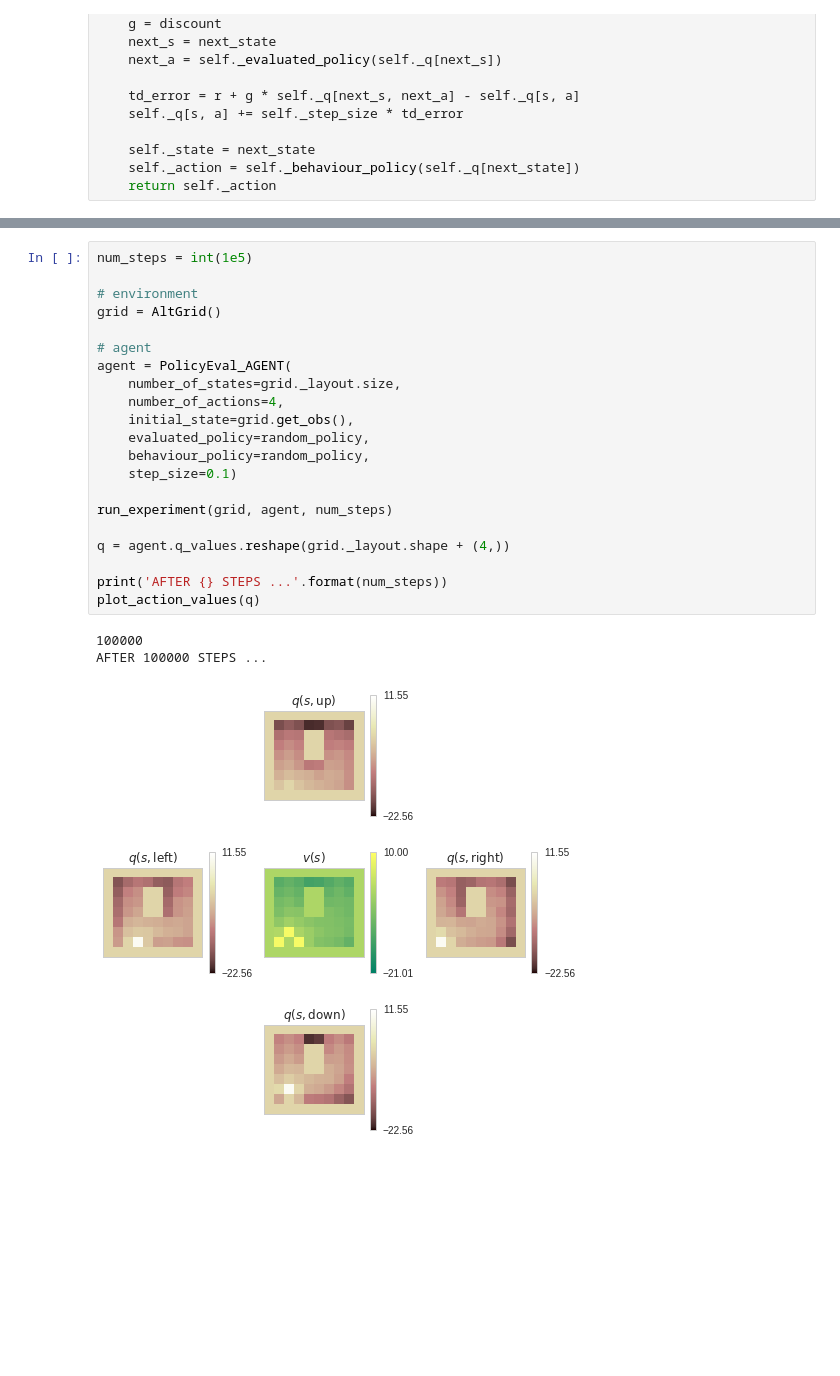
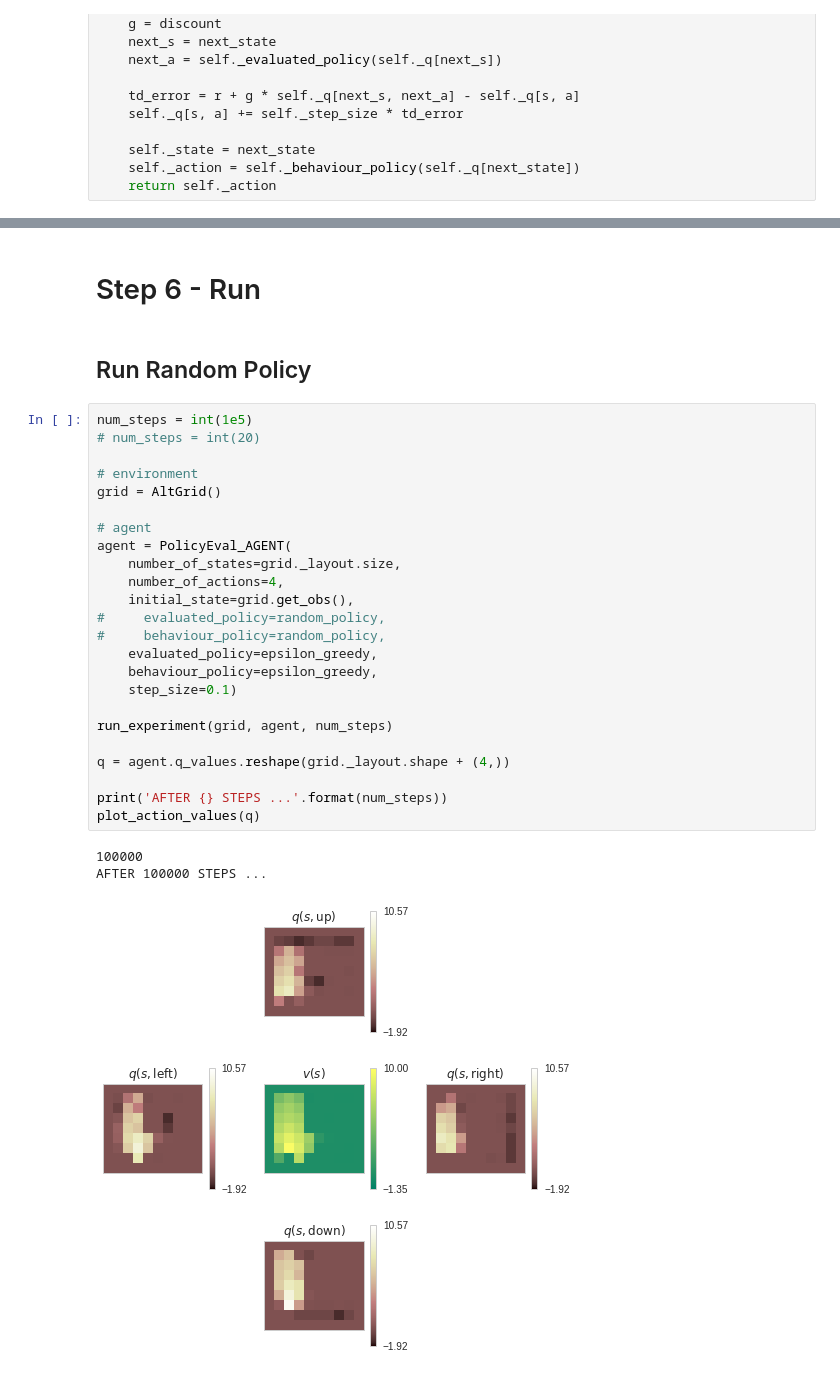
Before and after one commit to MarcFriz/Understand-RL, a Jupyter notebook: RL_Grid.ipynb, the cells around one changed output, grey strips where cells are left out. Drawn from its saved outputs; the diff is of its cells as text; blank space fills up the shorter version.

Commit message:
Add selfmade policy agent

```diff
--- a/RL_Grid.ipynb
+++ b/RL_Grid.ipynb
@@ -292,28 +330,35 @@ class PolicyEval_AGENT(object):
+# %% [markdown]
+# Step 6 - Run
+# %% [markdown]
+## Run Random Policy
 # %%
 num_steps = int(1e5)
+# num_steps = int(20)
 
 # environment
 grid = AltGrid()
 
 # agent
 agent = PolicyEval_AGENT(
     number_of_states=grid._layout.size,
     number_of_actions=4,
     initial_state=grid.get_obs(),
-    evaluated_policy=random_policy,
-    behaviour_policy=random_policy,
+#     evaluated_policy=random_policy,
+#     behaviour_policy=random_policy,
+    evaluated_policy=epsilon_greedy,
+    behaviour_policy=epsilon_greedy,
     step_size=0.1)
 
 run_experiment(grid, agent, num_steps)
 
 q = agent.q_values.reshape(grid._layout.shape + (4,))
 
 print('AFTER {} STEPS ...'.format(num_steps))
 plot_action_values(q)
 # %% [output]
 100000
 AFTER 100000 STEPS ...
-[figure, old version]
+[figure, new version]
 # %%
 pi = np.zeros(grid._layout_dims, dtype=np.int32)
 for i in range(grid._layout_dims[0]):
```
Also changed, not shown: parts of 22 cells of this notebook.
